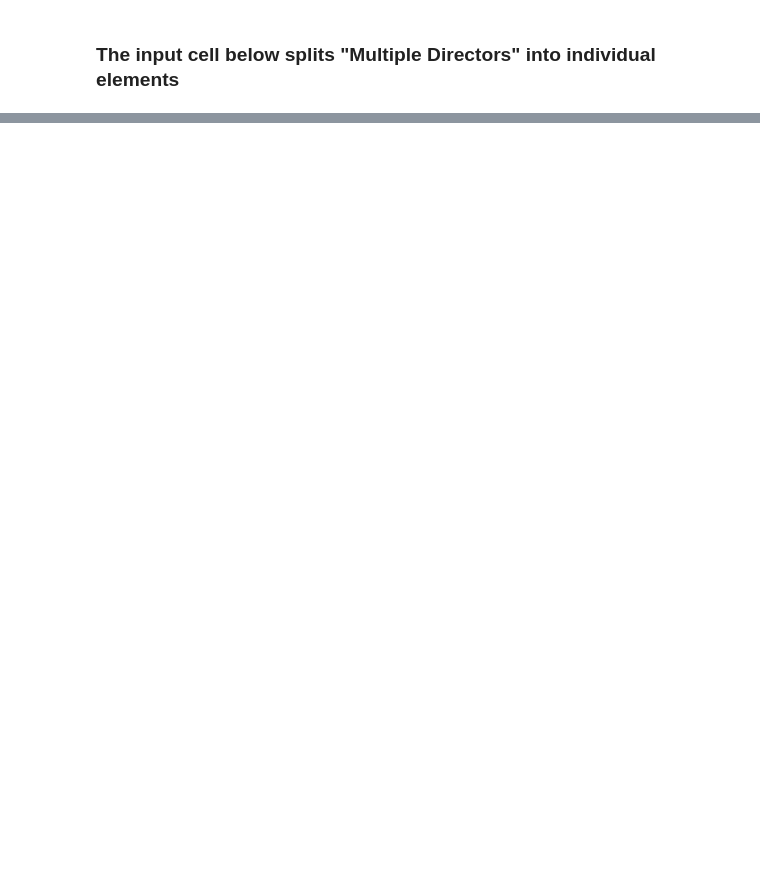
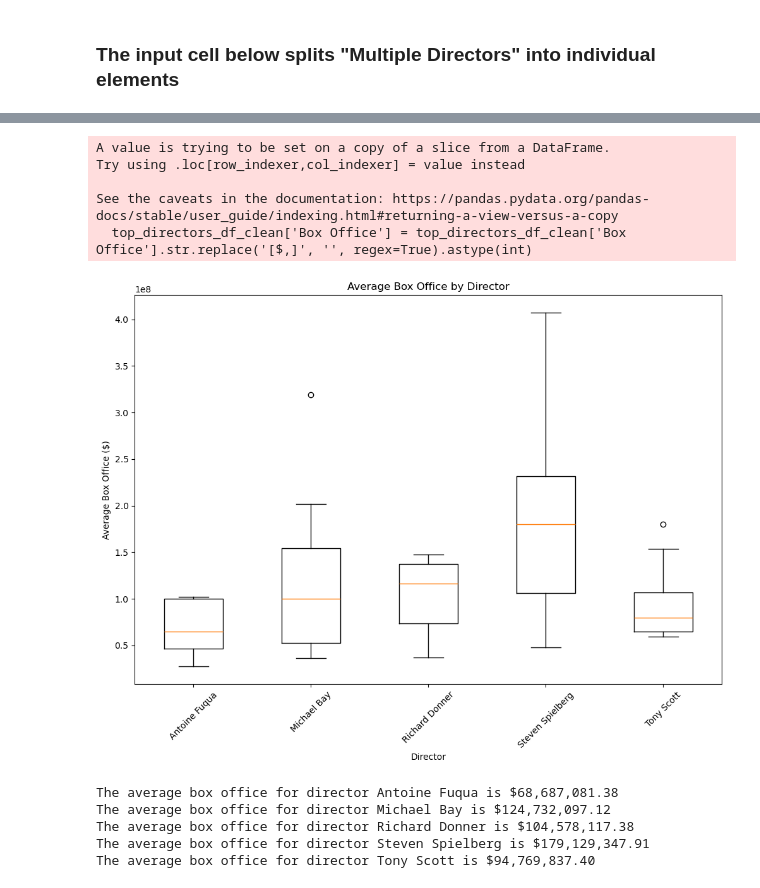
Before and after one commit to jvwastaken/Blockbuster-Breakdown, a Jupyter notebook: JV_Analysis/director_datatset.ipynb, the cells around one changed output, grey strips where cells are left out. Saved outputs shown, nothing was run; the diff lists cells and outputs as text; code cells hidden in the pictures; blank space fills up the shorter version.

```diff
--- a/JV_Analysis/director_datatset.ipynb
+++ b/JV_Analysis/director_datatset.ipynb
@@ -102,0 +167,47 @@ multiple_directors_box = box_and_directortype[box_and_directortype['Director_Typ
+# %%
+# List of the top 5 directors
+top_directors = ['Steven Spielberg', 'Tony Scott', 'Michael Bay', 'Richard Donner', 'Antoine Fuqua']
+
+# Create a new DataFrame with rows that match the top directors
+top_directors_df = clean_movie_df[clean_movie_df['Director'].str.contains('|'.join(top_directors))].sort_values(by='Director')
+
+# Display the new DataFrame
+top_directors_df_clean = top_directors_df[['Director', 'Movie_Title', 'Rating', 'main_genre', 'Awards', 'Rotten Tomatoes Rating',
+                                           'IMDb Rating', 'Metascore', 'Box Office']]
+
+top_directors_df_clean['Box Office'] = top_directors_df_clean['Box Office'].str.replace('[$,]', '', regex=True).astype(int)
+top_directors_df_clean
+
+
+
+top_directors_df_clean_split = top_directors_df_clean.assign(Director=top_directors_df_clean['Director'].str.split(', ')).explode('Director')
+
+# I needed to delete one director that got included with Richard Donner
+delete = 634
+top_directors_df_clean_split = top_directors_df_clean_split.drop(delete)
+
+average_box_office = top_directors_df_clean_split.groupby('Director')['Box Office'].mean().reset_index()
+# Create a box plot using matplotlib with average box office values
+plt.figure(figsize=(12, 8))
+plt.boxplot([top_directors_df_clean_split[top_directors_df_clean_split['Director'] == director]['Box Office'] for director in average_box_office['Director']])
+plt.xticks(range(1, len(average_box_office['Director']) + 1), average_box_office['Director'], rotation=45)
+plt.title('Average Box Office by Director')
+plt.xlabel('Director')
+plt.ylabel('Average Box Office ($)')
+plt.show()
+
+for index, row in average_box_office.iterrows():
+    average_box_office_style = '{:,.2f}'.format(row['Box Office'])
+    print(f"The average box office for director {row['Director']} is ${average_box_office_style}")
+# %% [output]
+A value is trying to be set on a copy of a slice from a DataFrame.
+Try using .loc[row_indexer,col_indexer] = value instead
+
+See the caveats in the documentation: https://pandas.pydata.org/pandas-docs/stable/user_guide/indexing.html#returning-a-view-versus-a-copy
+  top_directors_df_clean['Box Office'] = top_directors_df_clean['Box Office'].str.replace('[$,]', '', regex=True).astype(int)
+[figure, added]
+The average box office for director Antoine Fuqua is $68,687,081.38
+The average box office for director Michael Bay is $124,732,097.12
+The average box office for director Richard Donner is $104,578,117.38
+The average box office for director Steven Spielberg is $179,129,347.91
+The average box office for director Tony Scott is $94,769,837.40
```
Also changed, not shown: parts of 14 cells of this notebook.
